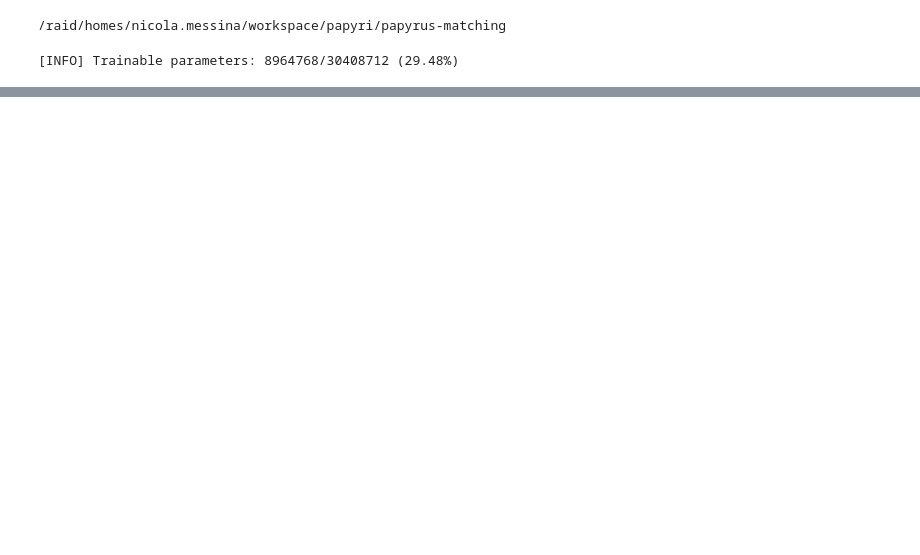
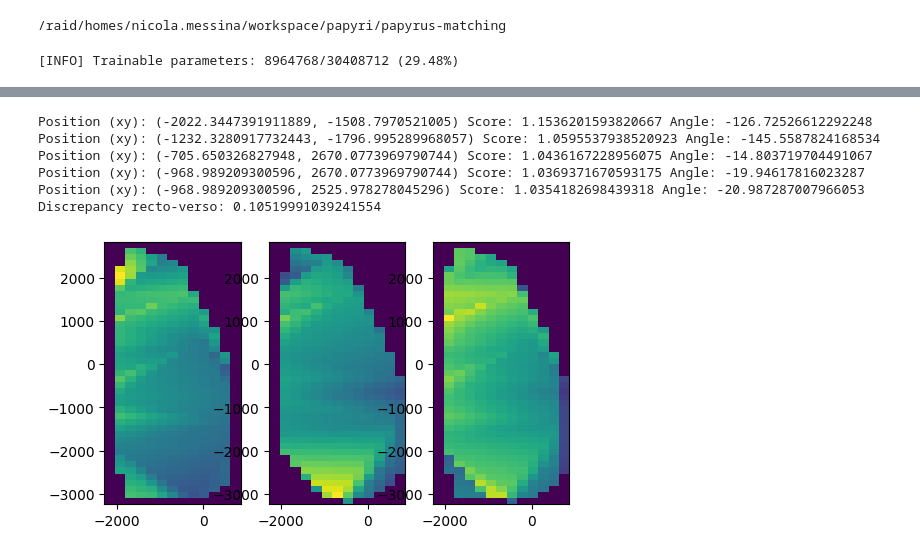
Before and after one commit to mesnico/papyrus-matching, a Jupyter notebook: papyrus_matching/inference_realistic.ipynb, the cells around one changed output, grey strips where cells are left out. Cells and saved outputs as stored; diff of their text form; code cells hidden in the pictures; blank space fills up the shorter version.

```diff
--- a/papyrus_matching/inference_realistic.ipynb
+++ b/papyrus_matching/inference_realistic.ipynb
@@ -78,0 +221,78 @@ for i in tqdm.trange(num_samples):
+# %%
+def compute_positions_and_scores(grid, t_relatives_in, scores_in):
+    pos_l = []
+    scores_l = []
+    for t_rel, scores in zip(t_relatives_in, scores_in):
+        score = scores.mean().item()
+        pos_l.append(t_rel)
+        scores_l.append(score)
+
+    # interpolate
+    interp_l_scores = griddata(
+        pos_l,
+        scores_l,
+        grid,
+        method='linear',
+        fill_value=0)
+
+    # if back:
+    #     interp_l_scores = interp_l_scores.reshape((samples[1], samples[0]))[:, ::-1].flatten()  # TODO: qualcosa non va, funziona se flippo l'asse y
+
+    return interp_l_scores
+
+image = io.imread(image_name_a)
+image_size = image.shape[:2]  # Get height and width
+patch_size = (64, 64)
+samples = (image_size[0] // patch_size[0], image_size[1] // patch_size[1])  # Number of samples in y and x
+
+# 1. Define your Common Grid to use for interpolation
+min_y = min([t_rel[0] for t_rel in t_relatives_all])
+max_y = max([t_rel[0] for t_rel in t_relatives_all])
+min_x = min([t_rel[1] for t_rel in t_relatives_all])
+max_x = max([t_rel[1] for t_rel in t_relatives_all])
+grid_x_coords = np.linspace(min_x, max_x, samples[1])
+grid_y_coords = np.linspace(min_y, max_y, samples[0])
+grid_y, grid_x = np.meshgrid(grid_y_coords, grid_x_coords, indexing='ij')
+grid = np.vstack([grid_y.ravel(), grid_x.ravel()]).T
+
+fig = plt.figure(figsize=(6, 6))
+ax1 = fig.add_subplot(1, 3, 1)
+scores_l = compute_positions_and_scores(grid, t_relatives_all, scores_all)
+# show a 2D heatmap of the scores
+scores_grid = scores_l.reshape((samples[0], samples[1]))
+# flip x and y for correct orientation
+extent = grid[:, 1].min(), grid[:, 1].max(), grid[:, 0].min(), grid[:, 0].max()
+ax1.imshow(scores_grid, extent=extent, cmap='viridis')
+
+ax2 = fig.add_subplot(1, 3, 2)
+scores_l_back = compute_positions_and_scores(grid, t_relatives_all_back, scores_all_back)
+# show a 2D heatmap of the scores
+scores_grid_back = scores_l_back.reshape((samples[0], samples[1]))
+scores_grid_back = scores_grid_back[:, ::-1]  # flip for the verso to match the recto.
+ax2.imshow(scores_grid_back, extent=extent, cmap='viridis')
+
+ax3 = fig.add_subplot(1, 3, 3)
+sum_scores_grid = scores_grid + scores_grid_back
+# show a 2D heatmap of the scores
+ax3.imshow(sum_scores_grid, extent=extent, cmap='viridis')
+
+discrepancy_recto_verso = np.abs(scores_grid - scores_grid_back)
+discrepancy_recto_verso = discrepancy_recto_verso[discrepancy_recto_verso != 0].mean()
+
+# find the coordinates of the top-k maximums in sum_scores_grid
+k = 5
+flat_indices = np.argsort(sum_scores_grid.ravel())[-k:][::-1]
+y_indices, x_indices = np.unravel_index(flat_indices, sum_scores_grid.shape)
+for y_idx, x_idx in zip(y_indices, x_indices):
+    angle = np.degrees(np.arctan2(grid_x_coords[x_idx], grid_y_coords[y_idx]))
+    print("Position (xy):", (grid_x_coords[x_idx], grid_y_coords[y_idx]), "Score:", sum_scores_grid[y_idx, x_idx], "Angle:", angle)
+
+print("Discrepancy recto-verso:", discrepancy_recto_verso)
+# %% [output]
+Position (xy): (-2022.3447391911889, -1508.7970521005) Score: 1.1536201593820667 Angle: -126.72526612292248
+Position (xy): (-1232.3280917732443, -1796.995289968057) Score: 1.0595537938520923 Angle: -145.5587824168534
+Position (xy): (-705.650326827948, 2670.0773969790744) Score: 1.0436167228956075 Angle: -14.803719704491067
+Position (xy): (-968.989209300596, 2670.0773969790744) Score: 1.0369371670593175 Angle: -19.94617816023287
+Position (xy): (-968.989209300596, 2525.978278045296) Score: 1.0354182698439318 Angle: -20.987287007966053
+Discrepancy recto-verso: 0.10519991039241554
+[figure, added]
```
Also changed, not shown: parts of 8 cells of this notebook, 2 other files.
